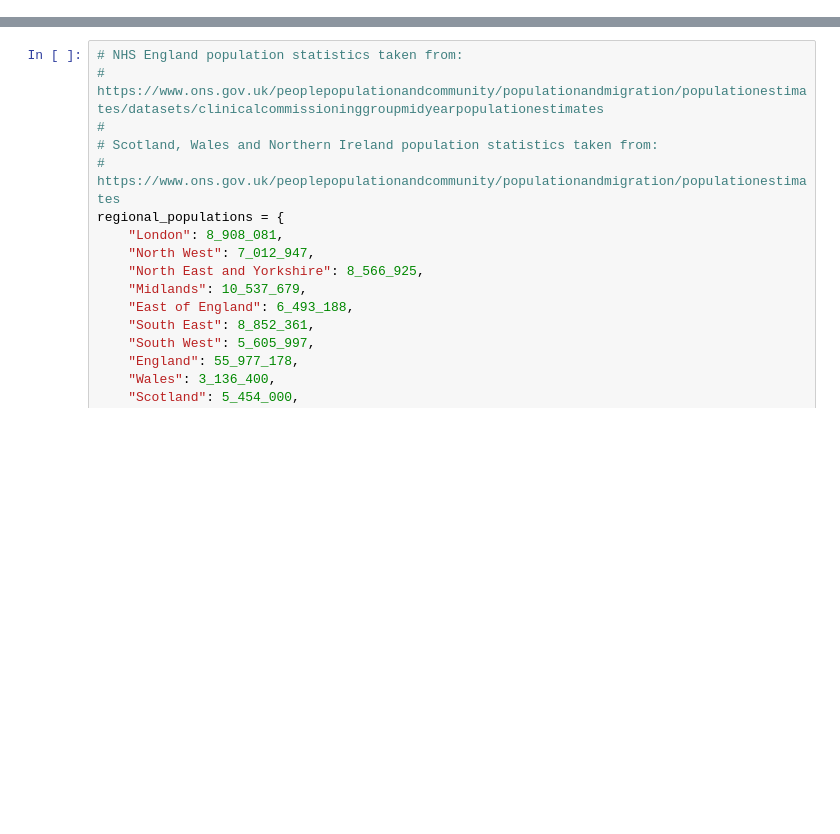
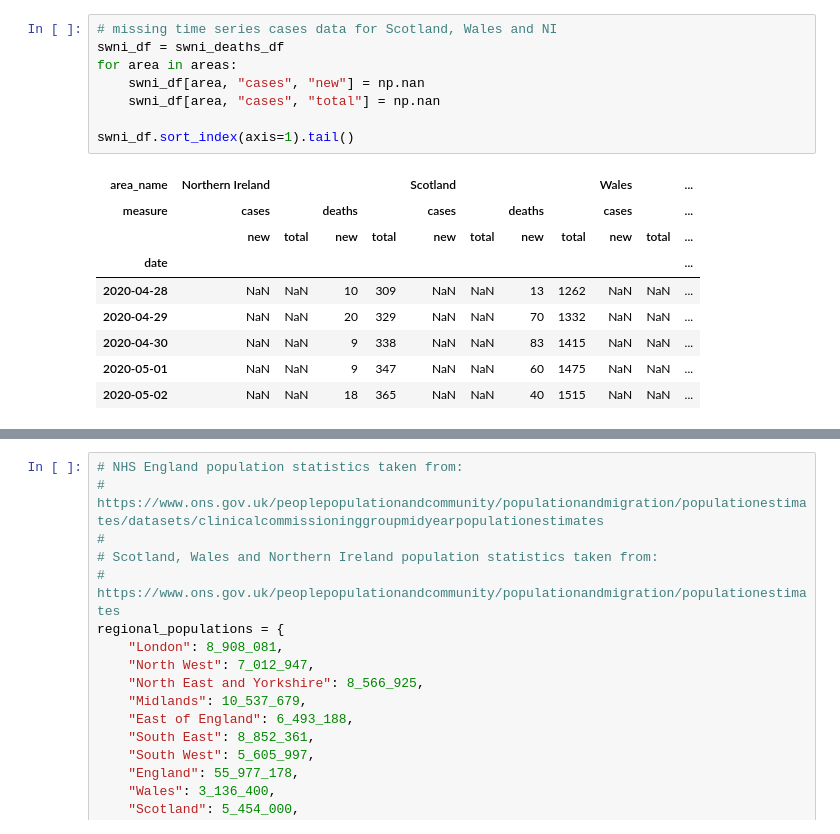
Before and after one commit to mfreeborn/coronavirus-tracker, a Jupyter notebook: Covid-19 England Tracker.ipynb, the cells around one changed output, grey strips where cells are left out. Drawn from its saved outputs; the diff is of its cells as text; blank space fills up the shorter version.

```diff
--- a/Covid-19 England Tracker.ipynb
+++ b/Covid-19 England Tracker.ipynb
@@ -183,0 +142,18 @@ england_cases_df
+# %%
+# missing time series cases data for Scotland, Wales and NI
+swni_df = swni_deaths_df
+for area in areas:
+    swni_df[area, "cases", "new"] = np.nan
+    swni_df[area, "cases", "total"] = np.nan
+
+swni_df.sort_index(axis=1).tail()
+# %% [output]
+| area_name | Northern Ireland |  |  |  | Scotland |  |  |  | Wales |  | ... |
+| measure | cases |  | deaths |  | cases |  | deaths |  | cases |  | ... |
+|  | new | total | new | total | new | total | new | total | new | total | ... |
+| date |  |  |  |  |  |  |  |  |  |  | ... |
+| 2020-04-28 | NaN | NaN | 10 | 309 | NaN | NaN | 13 | 1262 | NaN | NaN | ... |
+| 2020-04-29 | NaN | NaN | 20 | 329 | NaN | NaN | 70 | 1332 | NaN | NaN | ... |
+| 2020-04-30 | NaN | NaN | 9 | 338 | NaN | NaN | 83 | 1415 | NaN | NaN | ... |
+| 2020-05-01 | NaN | NaN | 9 | 347 | NaN | NaN | 60 | 1475 | NaN | NaN | ... |
+| 2020-05-02 | NaN | NaN | 18 | 365 | NaN | NaN | 40 | 1515 | NaN | NaN | ... |
```
Also changed, not shown: parts of 13 cells of this notebook.
